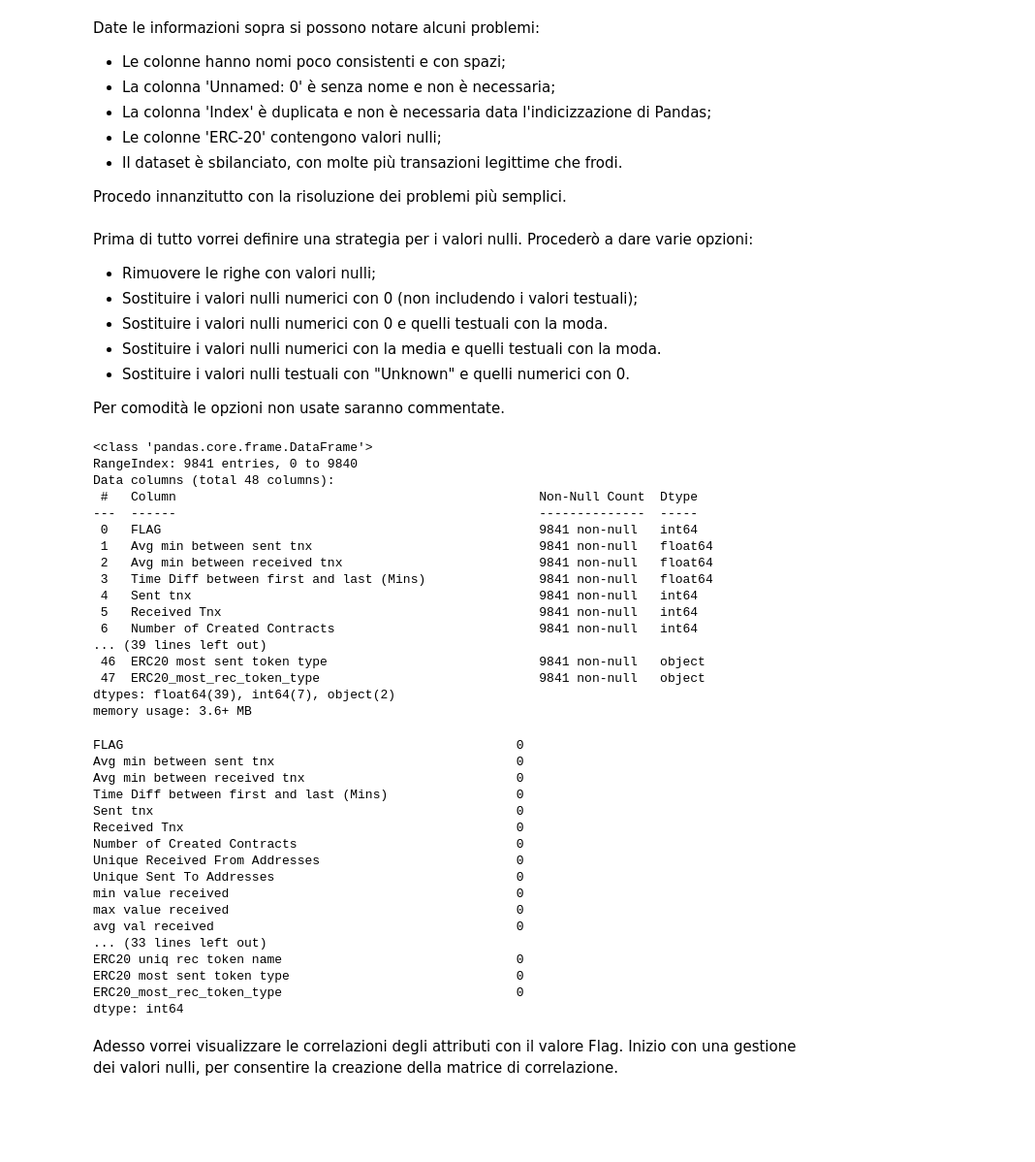
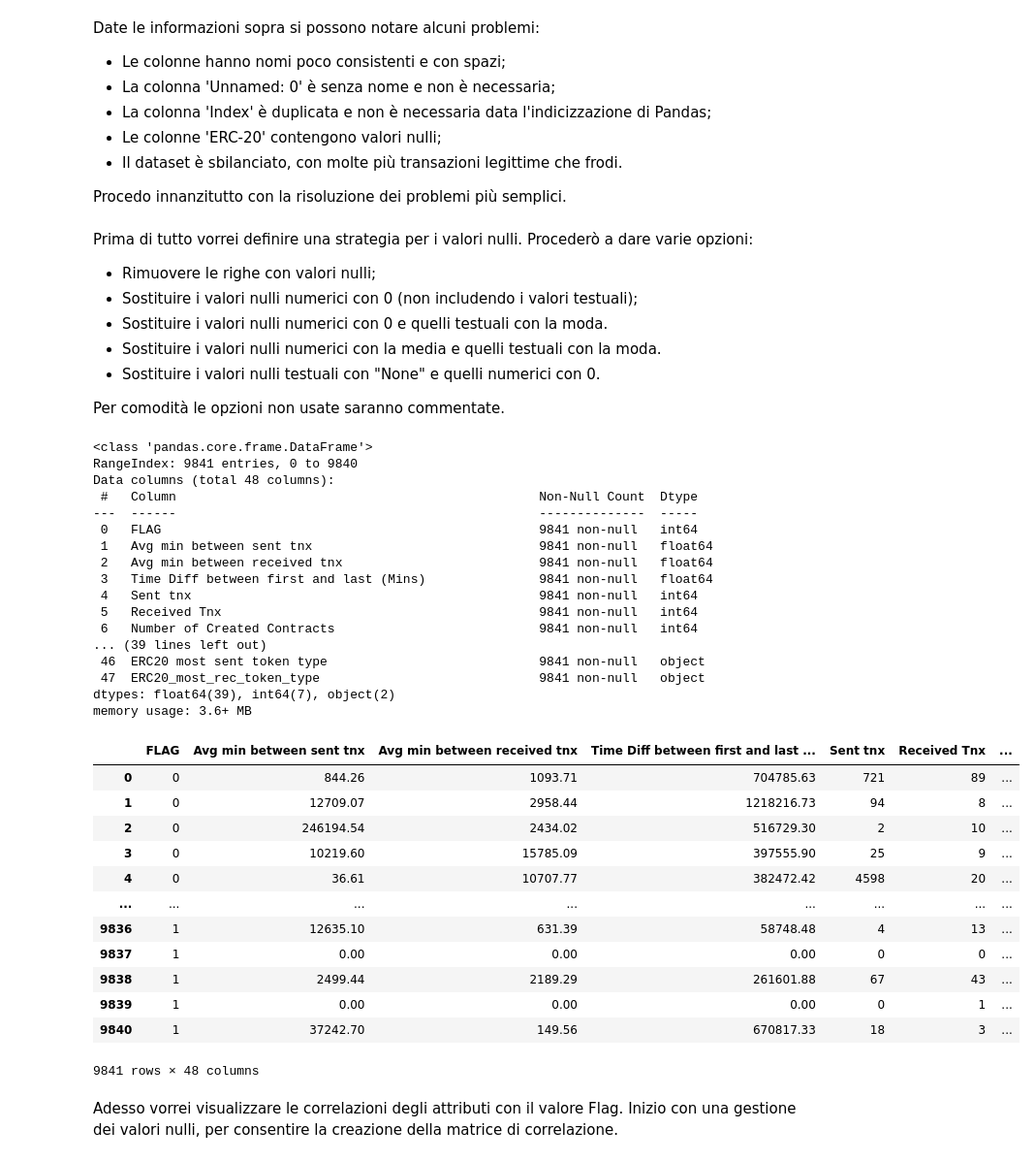
Before and after one commit to Maurino666/EthereumFraudDetection, a Jupyter notebook: Data_Preparation.ipynb, the cells around one changed output. Shown at 97% size. Cells and saved outputs as stored; diff of their text form; code cells hidden in the pictures; blank space fills up the shorter version.

```diff
--- a/Data_Preparation.ipynb
+++ b/Data_Preparation.ipynb
@@ -103,10 +103,12 @@ Procederò a dare varie opzioni:
 - Sostituire i valori nulli numerici con 0 (non includendo i valori testuali);
 - Sostituire i valori nulli numerici con 0 e quelli testuali con la moda.
 - Sostituire i valori nulli numerici con la media e quelli testuali con la moda.
-- Sostituire i valori nulli testuali con "Unknown" e quelli numerici con 0.
+- Sostituire i valori nulli testuali con "None" e quelli numerici con 0.
 
 Per comodità le opzioni non usate saranno commentate.
 # %%
+import re
+
 # Definizione delle strategie per la gestione dei valori nulli
 # De commentare/Commentare le righe per scegliere la strategia desiderata.
 
@@ -131,53 +133,57 @@ Per comodità le opzioni non usate saranno commentate.
 #     if col in df.columns:
 #         most_frequent_value = df[col].mode()[0]  # Trova la moda
 #         df[col].fillna(most_frequent_value, inplace=True)  # Sostituisce i NaN con la moda
 
-### Sostituire i valori nulli testuali con "Unknown" e quelli numerici con 0
+### Sostituire i valori nulli testuali con "None" e quelli numerici con 0
 categorical_columns = ["ERC20 most sent token type", "ERC20_most_rec_token_type"]
 df[df.select_dtypes(include=['number']).columns] = df.select_dtypes(include=['number']).fillna(0)
 for col in categorical_columns:
     if col in df.columns:
-        df[col] = df[col].fillna("Unknown")  # Sostituisce i NaN con "Unknown"
+        df[col] = df[col].fillna("None")  # Sostituisce i NaN con "None"
+
+        # Replace empty strings or strings with only spaces
+        df[col] = df[col].replace(r'^\s$', 'None', regex=True)
+
+        # Replace special invisible characters (non-printable or control characters) with "None"
+        df[col] = df[col].apply(lambda x: re.sub(r'[\x00-\x1F\x7F]', '', str(x)))  # Remove control characters
+        df[col] = df[col].replace(r'^\s$', 'None', regex=True)  # Replace
 
 df.info()      # Mostra informazioni sulle colonne e i tipi di dati
 df.describe()  # Statistiche sulle colonne numeriche
 
-df.isnull().sum()  # Conta i valori nulli per ogni colonna
+df.isnull().sum()
+df# Conta i valori nulli per ogni colonna
 # %% [output]
 <class 'pandas.core.frame.DataFrame'>
 RangeIndex: 9841 entries, 0 to 9840
 Data columns (total 48 columns):
  #   Column                                                Non-Null Count  Dtype
 ---  ------                                                --------------  -----
  0   FLAG                                                  9841 non-null   int64
  1   Avg min between sent tnx                              9841 non-null   float64
  2   Avg min between received tnx                          9841 non-null   float64
  3   Time Diff between first and last (Mins)               9841 non-null   float64
  4   Sent tnx                                              9841 non-null   int64
  5   Received Tnx                                          9841 non-null   int64
  6   Number of Created Contracts                           9841 non-null   int64
 ... (39 lines left out)
  46  ERC20 most sent token type                            9841 non-null   object
  47  ERC20_most_rec_token_type                             9841 non-null   object
 dtypes: float64(39), int64(7), object(2)
 memory usage: 3.6+ MB
+|  | FLAG | Avg min between sent tnx | Avg min between received tnx | Time Diff between first and last ... | Sent tnx | Received Tnx | ... |
+| 0 | 0 | 844.26 | 1093.71 | 704785.63 | 721 | 89 | ... |
+| 1 | 0 | 12709.07 | 2958.44 | 1218216.73 | 94 | 8 | ... |
+| 2 | 0 | 246194.54 | 2434.02 | 516729.30 | 2 | 10 | ... |
+| 3 | 0 | 10219.60 | 15785.09 | 397555.90 | 25 | 9 | ... |
+| 4 | 0 | 36.61 | 10707.77 | 382472.42 | 4598 | 20 | ... |
+| ... | ... | ... | ... | ... | ... | ... | ... |
+| 9836 | 1 | 12635.10 | 631.39 | 58748.48 | 4 | 13 | ... |
+| 9837 | 1 | 0.00 | 0.00 | 0.00 | 0 | 0 | ... |
+| 9838 | 1 | 2499.44 | 2189.29 | 261601.88 | 67 | 43 | ... |
+| 9839 | 1 | 0.00 | 0.00 | 0.00 | 0 | 1 | ... |
+| 9840 | 1 | 37242.70 | 149.56 | 670817.33 | 18 | 3 | ... |
-FLAG                                                    0
-Avg min between sent tnx                                0
-Avg min between received tnx                            0
-Time Diff between first and last (Mins)                 0
-Sent tnx                                                0
-Received Tnx                                            0
-Number of Created Contracts                             0
-Unique Received From Addresses                          0
-Unique Sent To Addresses                                0
-min value received                                      0
-max value received                                      0
-avg val received                                        0
-... (33 lines left out)
-ERC20 uniq rec token name                               0
-ERC20 most sent token type                              0
-ERC20_most_rec_token_type                               0
-dtype: int64
+9841 rows × 48 columns
 # %% [markdown]
 Adesso vorrei visualizzare le correlazioni degli attributi con il valore Flag.
 Inizio con una gestione dei valori nulli, per consentire la creazione della matrice di correlazione.
```
